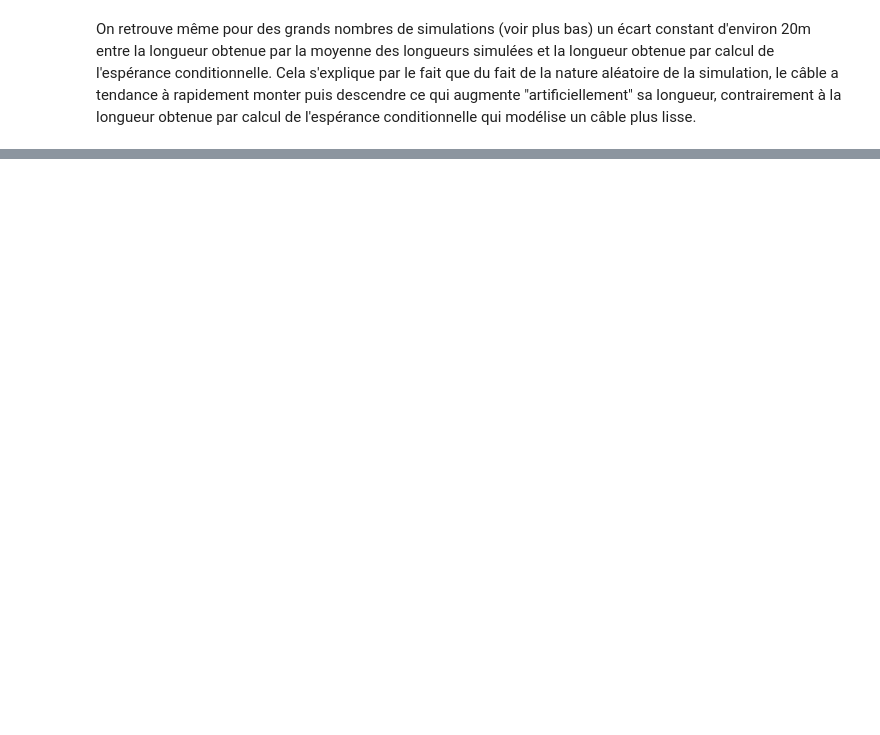
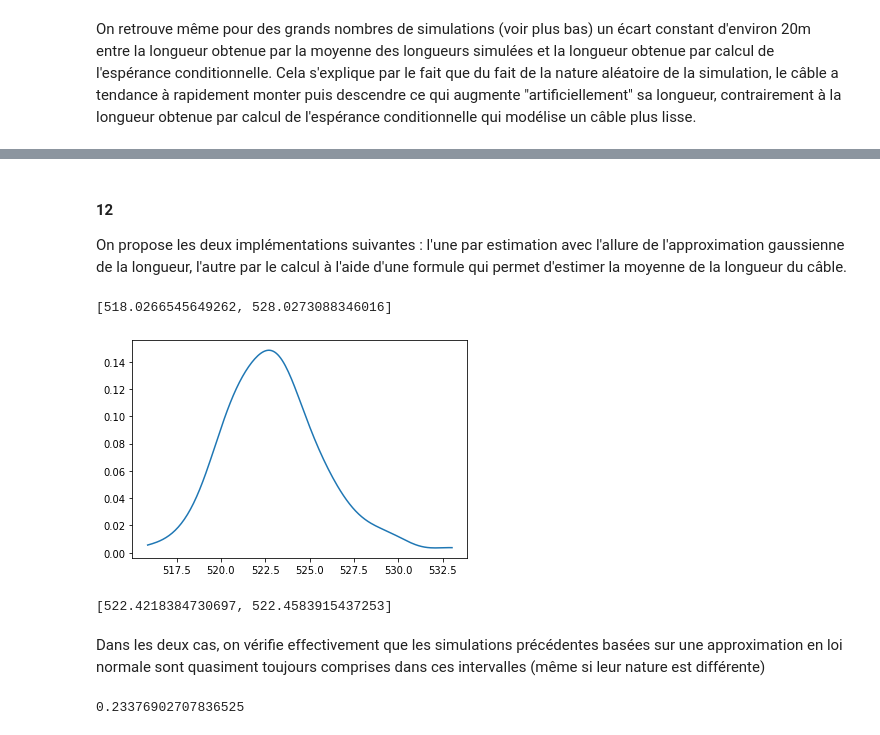
Before and after one commit to louisbzk/Projet_maths_probas, a Jupyter notebook: ProjetIII.ipynb, the cells around one changed output, grey strips where cells are left out. Saved outputs shown, nothing was run; the diff lists cells and outputs as text; code cells hidden in the pictures; blank space fills up the shorter version.

```diff
--- a/ProjetIII.ipynb
+++ b/ProjetIII.ipynb
@@ -386,0 +383,79 @@ histogramme(Longueurs)
+# %% [markdown]
+#### 12
+
+On propose les deux implémentations suivantes : l'une par estimation avec l'allure de l'approximation gaussienne de la longueur, l'autre par le calcul à l'aide d'une formule qui permet d'estimer la moyenne de la longueur du câble.
+# %%
+from scipy.stats.kde import gaussian_kde
+from numpy import linspace
+
+
+def ApproxGaussienne(L):
+
+    kde = gaussian_kde(L)
+    interv_definition = linspace(min(L), max(L), 200)
+    y = kde(interv_definition)
+    fig = plt.figure()
+    plt.plot( interv_definition, y )
+    return interv_definition, y
+
+def IntervConfiance95_1(L):
+    x, y = ApproxGaussienne(L)
+    I_conf = []
+    to_remove = []
+    for i in range(len(y)):
+        if y[i] <= 0.025:
+            to_remove.append(i)
+
+    in_interval = [x[i] for i in range(len(y)) if not (i in to_remove)]
+
+    I_conf.append(min(in_interval))
+    I_conf.append(max(in_interval))
+
+    return I_conf
+
+I1 = IntervConfiance95_1(Longueurs)
+print(I1)
+# %% [output]
+[518.0266545649262, 528.0273088346016]
+[figure, added]
+# %%
+def mean_and_var(L):
+    m = np.mean(L)
+    L_ecart = np.add(L, -m)
+    L_ecart = np.square(L_ecart)
+    var = np.mean(L_ecart)
+
+    return m, var
+
+def IntervConfiance95_2(L):
+    m, V = mean_and_var(L)
+    n = len(L)
+    sigma = np.sqrt(V)
+    I_conf = [m - 2*(sigma/np.sqrt(n)), m + 2*(sigma/np.sqrt(n))]
+
+    return I_conf
+
+I2 = IntervConfiance95_2(Longueurs)
+print(I2)
+# %% [output]
+[522.4218384730697, 522.4583915437253]
+# %% [markdown]
+Dans les deux cas, on vérifie effectivement que les simulations précédentes basées sur une approximation en loi normale sont quasiment toujours comprises dans ces intervalles (même si leur nature est différente)
+# %%
+from scipy.integrate import quad
+
+def proba_depasse(L, lmax = 525):
+    m, V = np.mean(L), var(L)
+    sigma = np.sqrt(V)
+
+    def f(l):
+        return ( 1/(sigma * np.sqrt(2*np.pi)) ) * np.exp(-0.5 * ( (l - m)/sigma )**2 )
+
+    P = quad(f, lmax, np.inf)[0]
+
+    return P
+
+P = proba_depasse(Longueurs)
+print(P)
+# %% [output]
+0.23376902707836525
```
Also changed, not shown: parts of 19 cells of this notebook.
